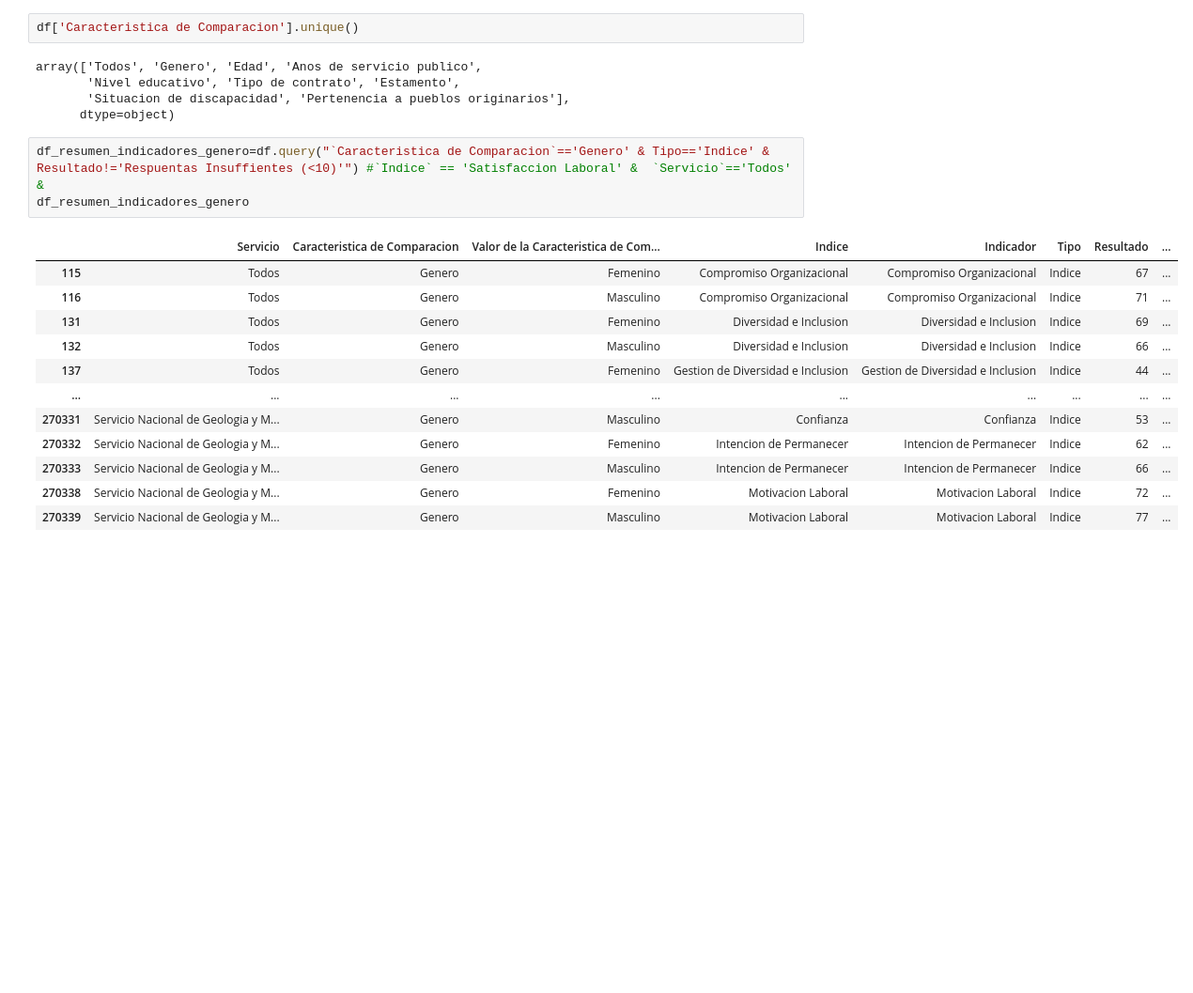
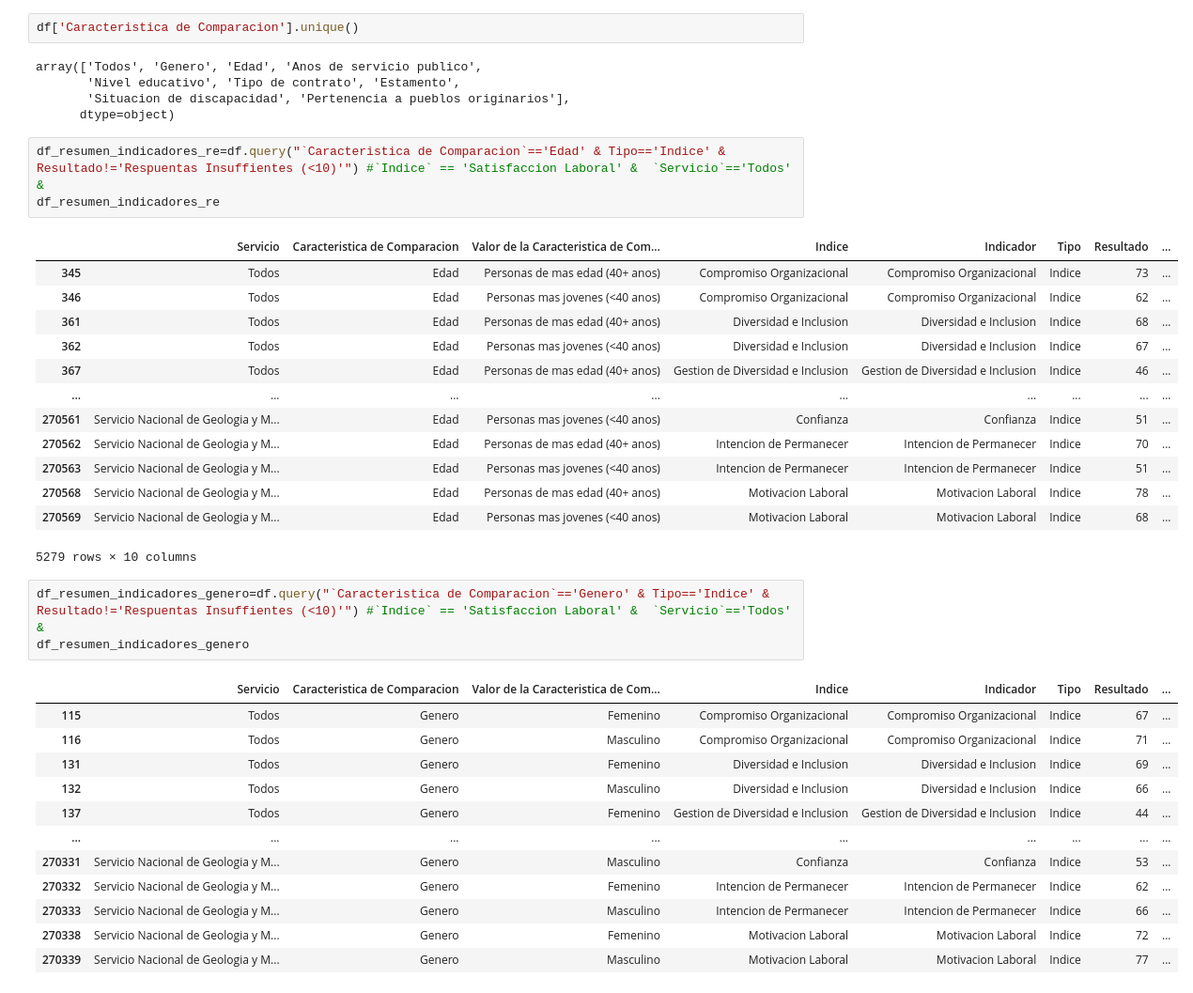
Before and after one commit to cgonzalezavalos/encuesta, a Jupyter notebook: EncuestaFuncionariosPublicos.ipynb, the cells around one changed output. Shown at 94% size. Cells and saved outputs as stored; diff of their text form; blank space fills up the shorter version.

```diff
--- a/EncuestaFuncionariosPublicos.ipynb
+++ b/EncuestaFuncionariosPublicos.ipynb
@@ -49,6 +49,23 @@ array(['Todos', 'Genero', 'Edad', 'Anos de servicio publico',
        'Nivel educativo', 'Tipo de contrato', 'Estamento',
        'Situacion de discapacidad', 'Pertenencia a pueblos originarios'],
       dtype=object)
+# %%
+df_resumen_indicadores_re=df.query("`Caracteristica de Comparacion`=='Edad' & Tipo=='Indice' & Resultado!='Respuentas Insuffientes (<10)'") #`Indice` == 'Satisfaccion Laboral' &  `Servicio`=='Todos' &
+df_resumen_indicadores_re
+# %% [output]
+|  | Servicio | Caracteristica de Comparacion | Valor de la Caracteristica de Com... | Indice | Indicador | Tipo | Resultado | ... |
+| 345 | Todos | Edad | Personas de mas edad (40+ anos) | Compromiso Organizacional | Compromiso Organizacional | Indice | 73 | ... |
+| 346 | Todos | Edad | Personas mas jovenes (<40 anos) | Compromiso Organizacional | Compromiso Organizacional | Indice | 62 | ... |
+| 361 | Todos | Edad | Personas de mas edad (40+ anos) | Diversidad e Inclusion | Diversidad e Inclusion | Indice | 68 | ... |
+| 362 | Todos | Edad | Personas mas jovenes (<40 anos) | Diversidad e Inclusion | Diversidad e Inclusion | Indice | 67 | ... |
+| 367 | Todos | Edad | Personas de mas edad (40+ anos) | Gestion de Diversidad e Inclusion | Gestion de Diversidad e Inclusion | Indice | 46 | ... |
+| ... | ... | ... | ... | ... | ... | ... | ... | ... |
+| 270561 | Servicio Nacional de Geologia y M... | Edad | Personas mas jovenes (<40 anos) | Confianza | Confianza | Indice | 51 | ... |
+| 270562 | Servicio Nacional de Geologia y M... | Edad | Personas de mas edad (40+ anos) | Intencion de Permanecer | Intencion de Permanecer | Indice | 70 | ... |
+| 270563 | Servicio Nacional de Geologia y M... | Edad | Personas mas jovenes (<40 anos) | Intencion de Permanecer | Intencion de Permanecer | Indice | 51 | ... |
+| 270568 | Servicio Nacional de Geologia y M... | Edad | Personas de mas edad (40+ anos) | Motivacion Laboral | Motivacion Laboral | Indice | 78 | ... |
+| 270569 | Servicio Nacional de Geologia y M... | Edad | Personas mas jovenes (<40 anos) | Motivacion Laboral | Motivacion Laboral | Indice | 68 | ... |
+5279 rows × 10 columns
 # %%
 df_resumen_indicadores_genero=df.query("`Caracteristica de Comparacion`=='Genero' & Tipo=='Indice' & Resultado!='Respuentas Insuffientes (<10)'") #`Indice` == 'Satisfaccion Laboral' &  `Servicio`=='Todos' &
 df_resumen_indicadores_genero
```
Also changed, not shown: 1 other file.
